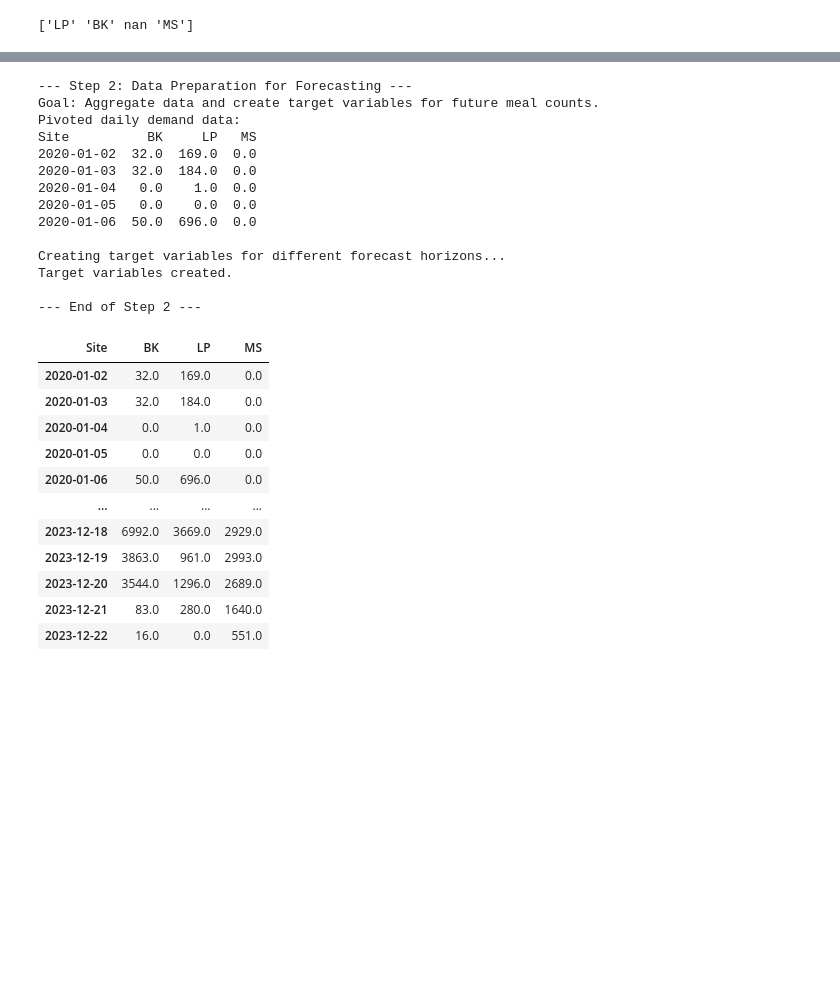
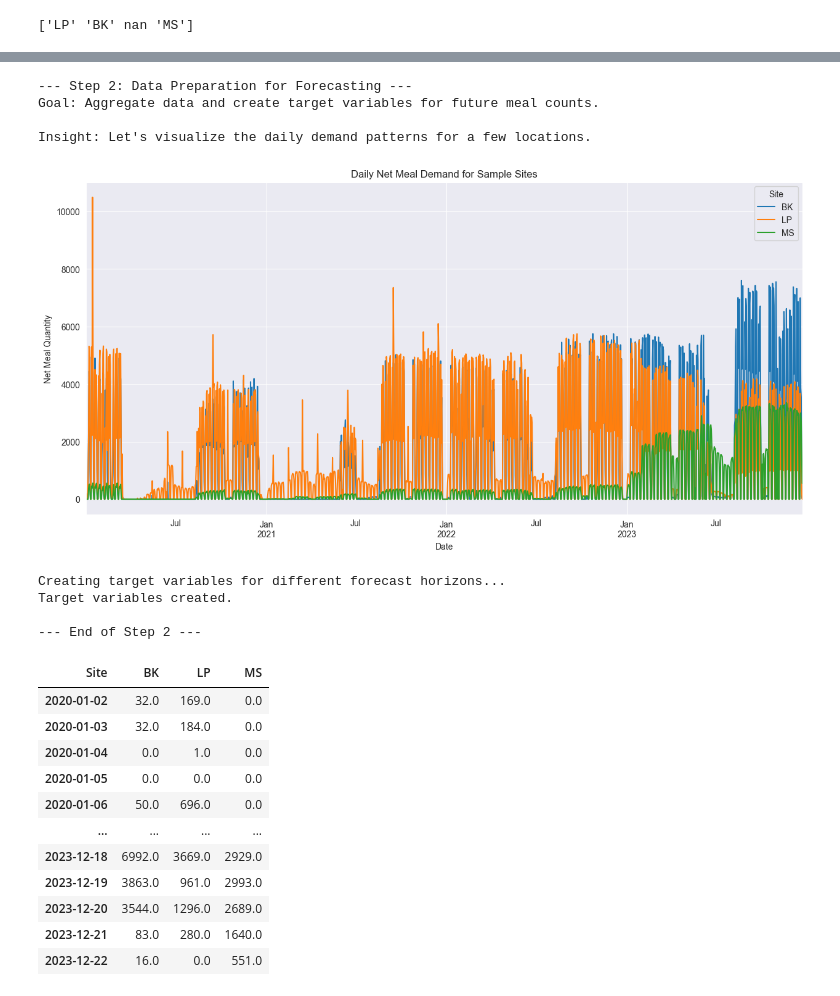
Before and after one commit to shayanxmoradi/Stattkueche, a Jupyter notebook: randomforest.ipynb, the cells around one changed output, grey strips where cells are left out. Cells and saved outputs as stored; diff of their text form; code cells hidden in the pictures; blank space fills up the shorter version.

```diff
--- a/randomforest.ipynb
+++ b/randomforest.ipynb
@@ -180,8 +184,16 @@ pivot_demand = daily_demand.pivot(index='DateOfService', columns='Site', values=
 full_date_range = pd.date_range(start=pivot_demand.index.min(), end=pivot_demand.index.max(), freq='D')
 pivot_demand = pivot_demand.reindex(full_date_range, fill_value=0)
 
-print("Pivoted daily demand data:")
-print(pivot_demand.head())
+# --- VISUALIZATION 2.1: DAILY DEMAND FOR SAMPLE SITES ---
+print("\nInsight: Let's visualize the daily demand patterns for a few locations.")
+sample_sites = pivot_demand.columns[:min(3, len(pivot_demand.columns))]
+pivot_demand[sample_sites].plot(figsize=(15, 7), subplots=False, title='Daily Net Meal Demand for Sample Sites')
+plt.ylabel('Net Meal Quantity')
+plt.xlabel('Date')
+plt.grid(True)
+plt.legend(title='Site')
+plt.show()
+
 pivot_demand
 # Feature Engineering for the forecasting model
 # We create time-based features on our complete daily index
@@ -208,44 +220,39 @@ for lag in [1, 2, 3, 7, 14]:
 time_features['rolling_mean_7'] = time_features['lag_1'].rolling(window=7).mean()
 time_features['rolling_mean_14'] = time_features['lag_1'].rolling(window=14).mean()
 time_features = time_features.fillna(0)
 
 
 # Create Target Variables for each horizon
 # To predict the future, the target 'y' must be shifted from the future to the current row.
 print("\nCreating target variables for different forecast horizons...")
 
 # Horizon 1: <= 1 day (predicting tomorrow's total for each site)
 targets_1_day = pivot_demand.shift(-1)
 
 # Horizon 2: 2-5 days (predicting the average demand for days t+2 to t+5 for each site)
 targets_2_5_days = pivot_demand.rolling(window=4, min_periods=1).mean().shift(-5)
 
 # Horizon 3: > 5 days (predicting the average demand for days t+6 to t+10 for each site)
 targets_6_10_days = pivot_demand.rolling(window=5, min_periods=1).mean().shift(-10)
 # ***  Define the target_dfs dictionary ***
 target_dfs = {
     'target_1_day': targets_1_day,
     'target_2_5_days': targets_2_5_days,
     'target_6_10_days': targets_6_10_days,
 }
 
 print("Target variables created.")
 print("\n--- End of Step 2 ---")
 # %% [output]
 --- Step 2: Data Preparation for Forecasting ---
 Goal: Aggregate data and create target variables for future meal counts.
-Pivoted daily demand data:
-Site          BK     LP   MS
-2020-01-02  32.0  169.0  0.0
-2020-01-03  32.0  184.0  0.0
-2020-01-04   0.0    1.0  0.0
-2020-01-05   0.0    0.0  0.0
-2020-01-06  50.0  696.0  0.0
 
-Creating target variables for different forecast horizons...
-Target variables created.
-
---- End of Step 2 ---
+Insight: Let's visualize the daily demand patterns for a few locations.
+[figure, added]
+Creating target variables for different forecast horizons...
+Target variables created.
+
+--- End of Step 2 ---
 # %%
 pivot_demand
 # %% [output]
```
Also changed, not shown: parts of 4 cells of this notebook.
